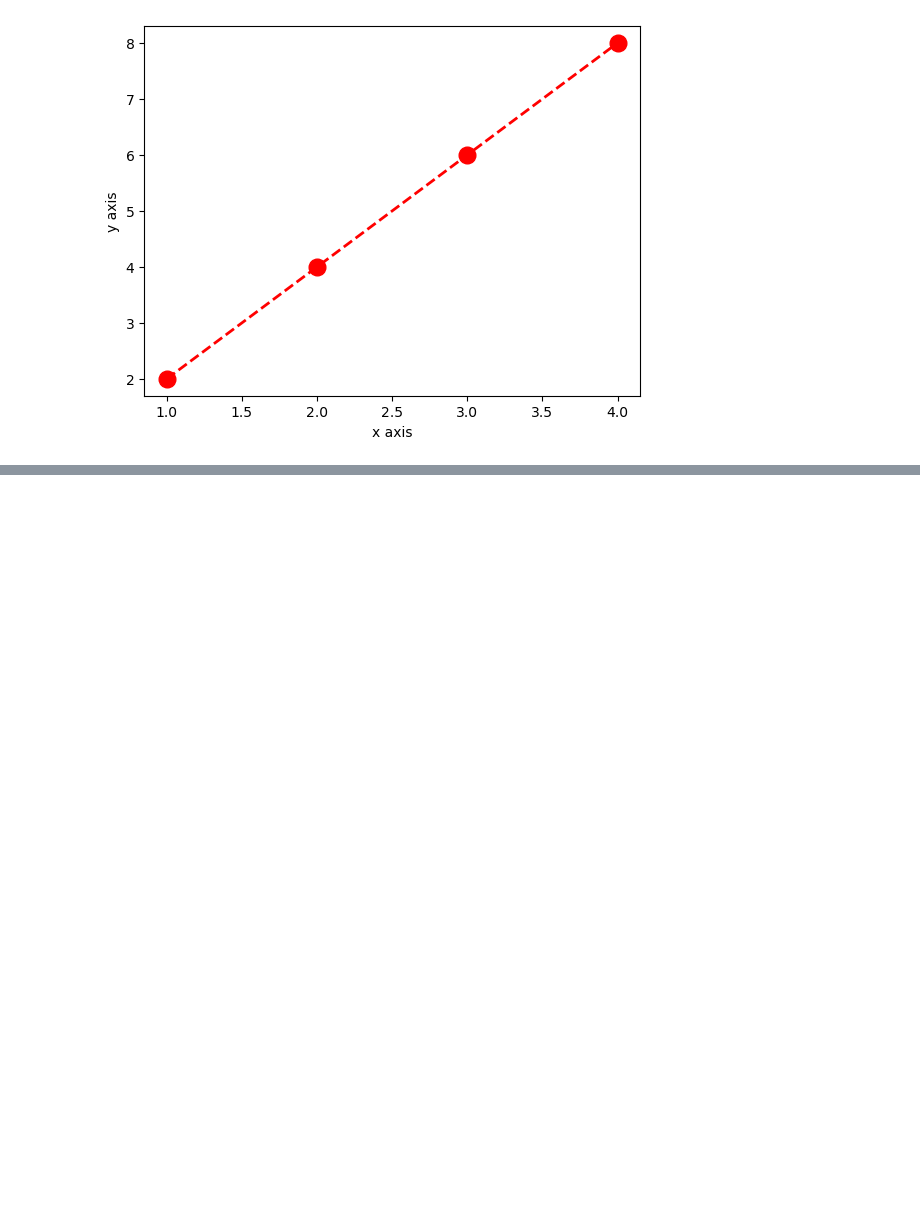
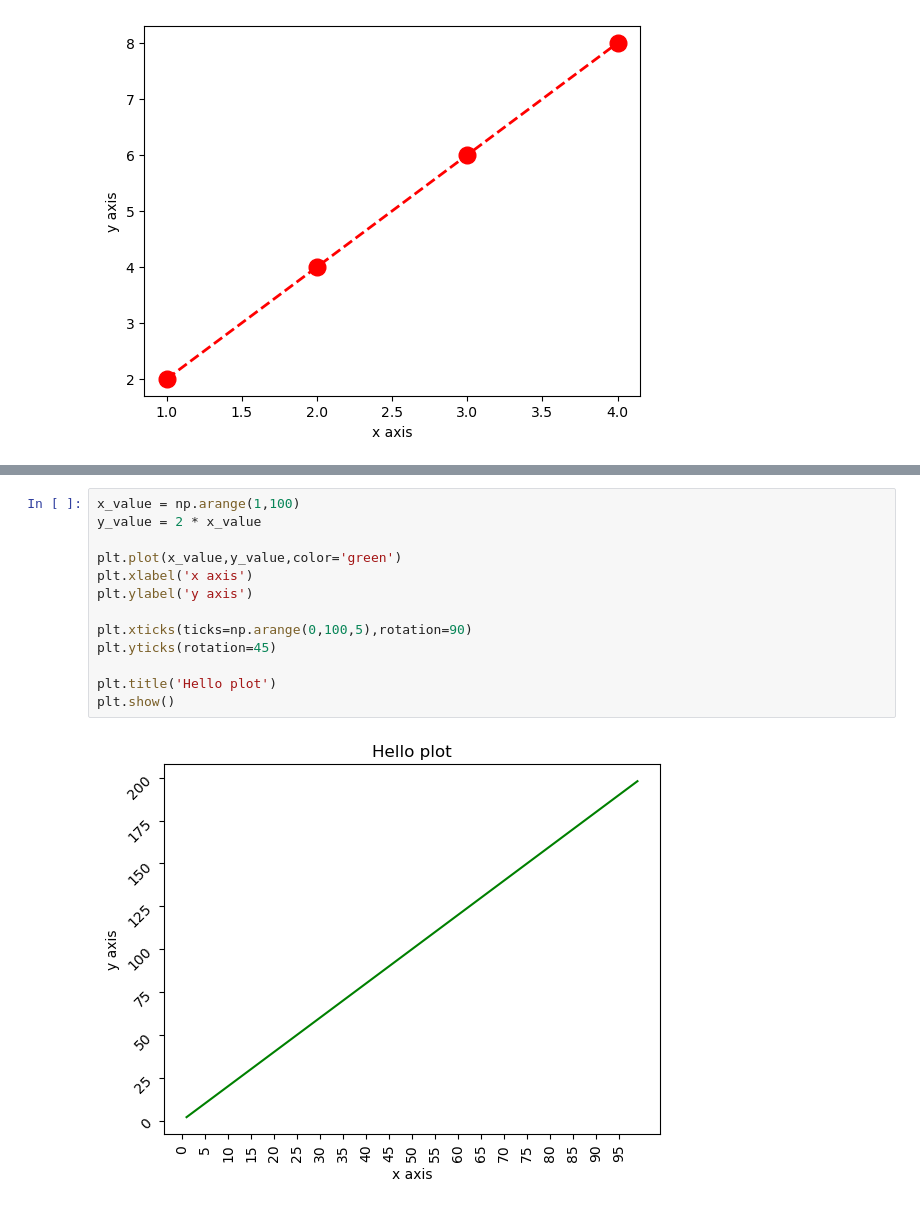
Before and after one commit to YoungMin-S/scikit-learn_Practice, a Jupyter notebook: Visualizaion/Visualization_Matplotlib_Practice.ipynb, the cells around one changed output, grey strips where cells are left out. Drawn from its saved outputs; the diff is of its cells as text; blank space fills up the shorter version.

```diff
--- a/Visualizaion/Visualization_Matplotlib_Practice.ipynb
+++ b/Visualizaion/Visualization_Matplotlib_Practice.ipynb
@@ -99,0 +113,15 @@ print('ssh test')
+# %%
+x_value = np.arange(1,100)
+y_value = 2 * x_value
+
+plt.plot(x_value,y_value,color='green')
+plt.xlabel('x axis')
+plt.ylabel('y axis')
+
+plt.xticks(ticks=np.arange(0,100,5),rotation=90)
+plt.yticks(rotation=45)
+
+plt.title('Hello plot')
+plt.show()
+# %% [output]
+[figure, added]
```
Also changed, not shown: parts of 16 cells of this notebook.
